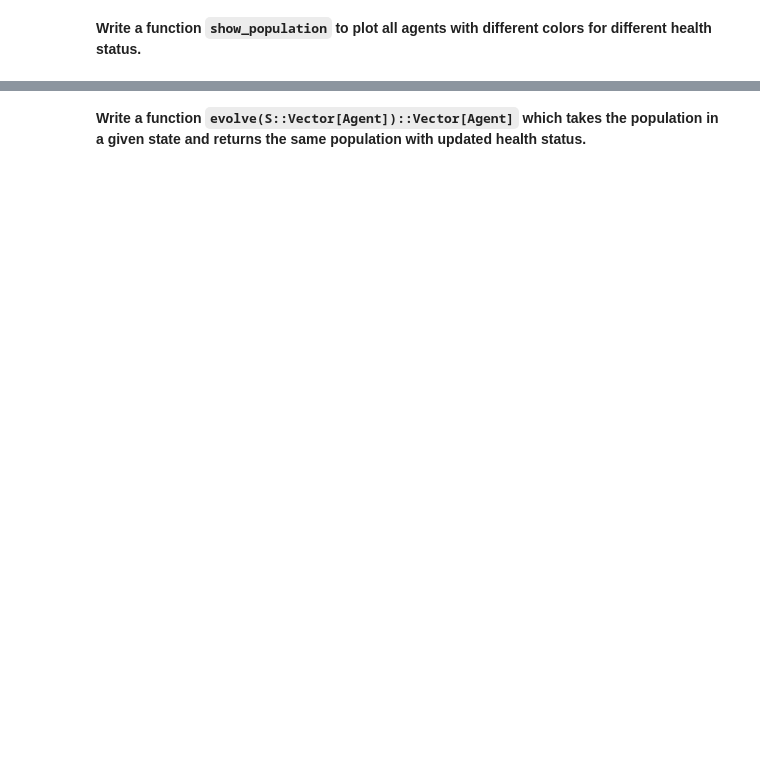
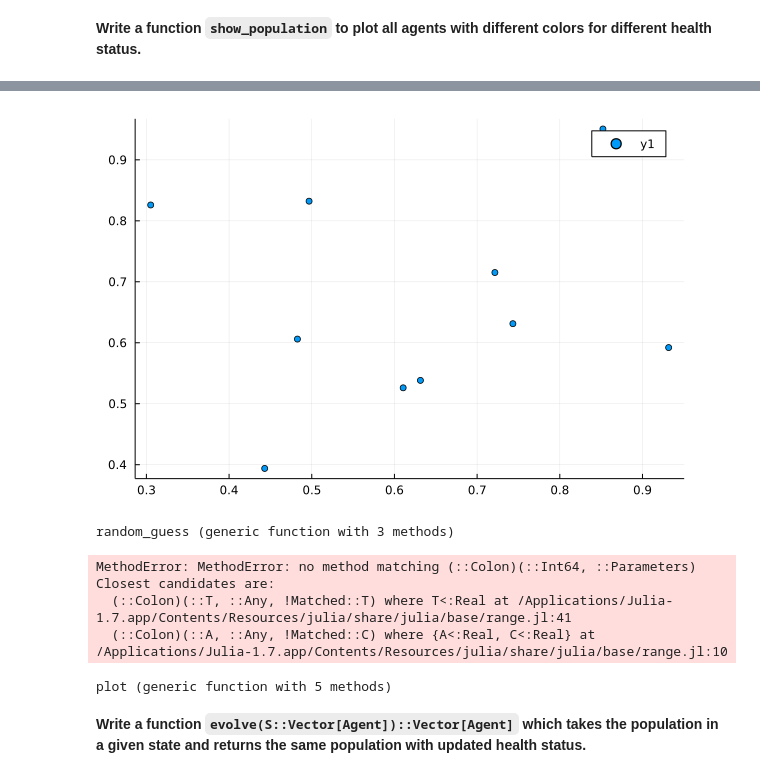
Before and after one commit to MaximeLamy/eco309, a Jupyter notebook: tutorials/1_2_Epidemiology.ipynb, the cells around one changed output, grey strips where cells are left out. Saved outputs shown, nothing was run; the diff lists cells and outputs as text; code cells hidden in the pictures; blank space fills up the shorter version.

```diff
--- a/tutorials/1_2_Epidemiology.ipynb
+++ b/tutorials/1_2_Epidemiology.ipynb
@@ -187,0 +286,25 @@ __Write a function `show_population` to plot all agents with different colors fo
+# %%
+plot(
+[a.x for a in population],
+[a.y for a in population],
+seriestype=scatter
+)
+# %% [output]
+[figure, added]
+# %%
+function random_guess(T=100, N=100)
+    pop = [Agent() for n = 1:N]
+    for t in 1:T
+        pop = spatial_transition(pop, p0)
+    end
+    return pop
+end
+# %% [output]
+random_guess (generic function with 3 methods)
+# %%
+random_guess(p0)
+# %% [output]
+MethodError: MethodError: no method matching (::Colon)(::Int64, ::Parameters)
+Closest candidates are:
+  (::Colon)(::T, ::Any, !Matched::T) where T<:Real at /Applications/Julia-1.7.app/Contents/Resources/julia/share/julia/base/range.jl:41
+  (::Colon)(::A, ::Any, !Matched::C) where {A<:Real, C<:Real} at /Applications/Julia-1.7.app/Contents/Resources/julia/share/julia/base/range.jl:10
@@ -187,0 +313,10 @@ __Write a function `show_population` to plot all agents with different colors fo
+# %%
+function plot(population::Vector{Agent})
+    plot(
+    [a.x for a in population],
+    [a.y for a in population],
+    seriestype=scatter
+    )
+end
+# %% [output]
+plot (generic function with 5 methods)
```
Also changed, not shown: parts of 24 cells of this notebook, 1 other file.
